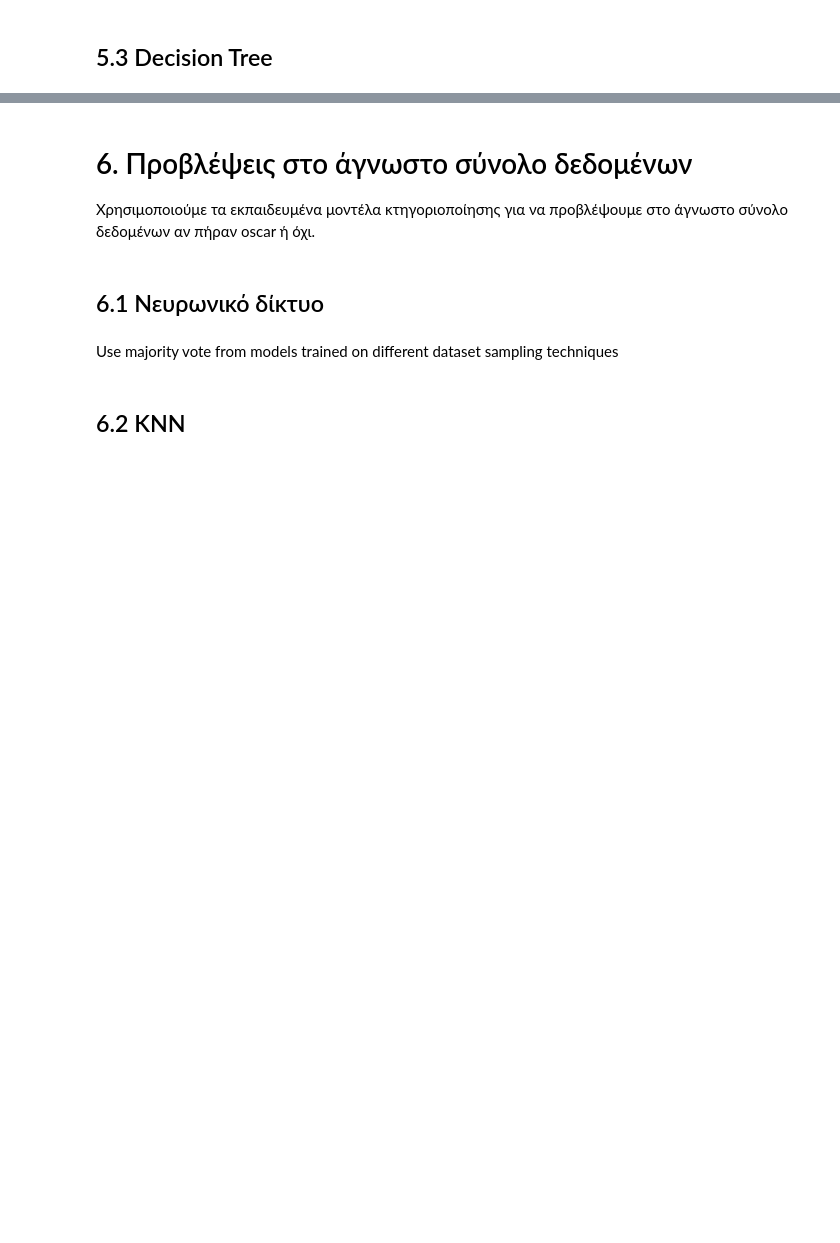
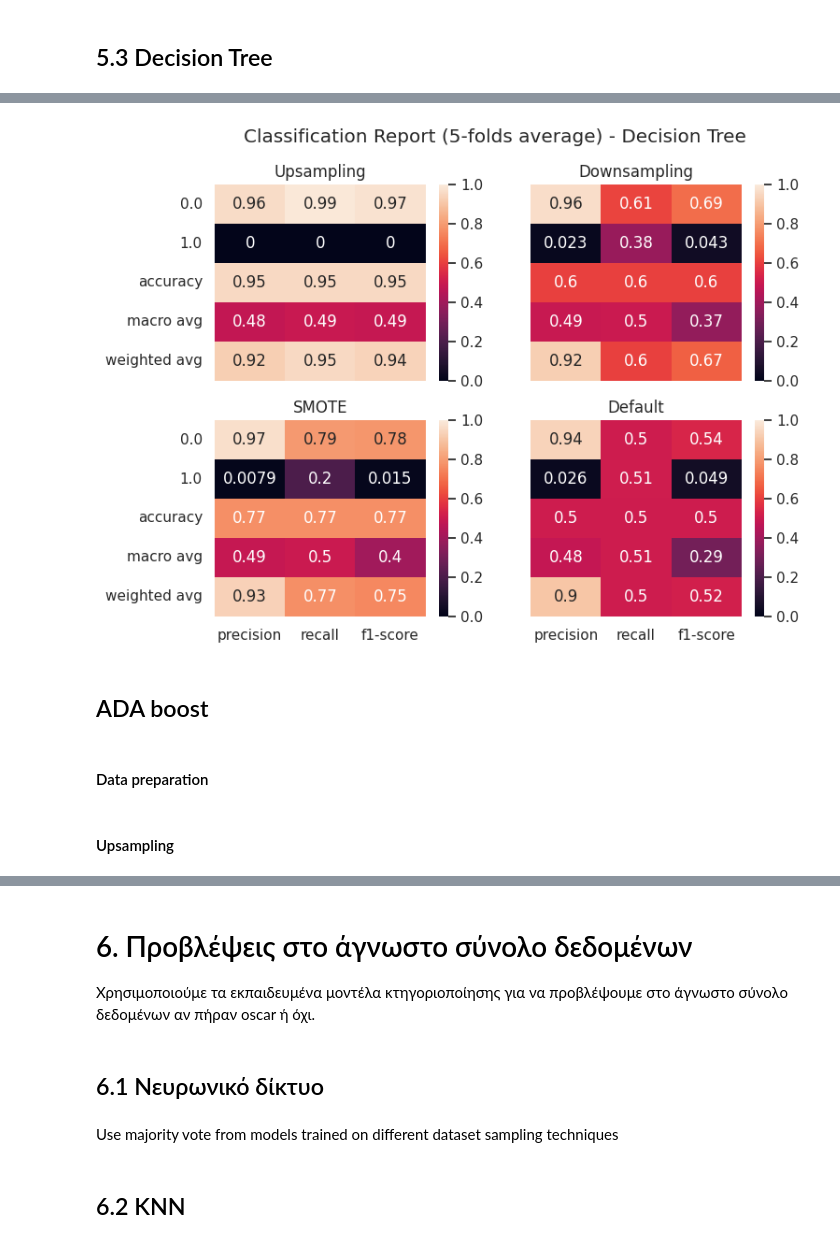
Before and after one commit to AAleksandros/HUA-DIT-Data-mining-project, a Jupyter notebook: project.ipynb, the cells around one changed output, grey strips where cells are left out. Cells and saved outputs as stored; diff of their text form; code cells hidden in the pictures; blank space fills up the shorter version.

```diff
--- a/project.ipynb
+++ b/project.ipynb
@@ -1676,0 +1958,12 @@ plot_classification_reports_averages((reports_ups_dt,
+# %%
+plot_classification_reports_averages((reports_ups_cnb,
+                                      reports_dwn_cnb,
+                                      reports_smote_cnb,
+                                      reports_default_cnb),
+                                      'Classification Report (5-folds average) - Decision Tree')
+# %% [output]
+[figure, added]
+# %% [markdown]
+## ADA boost
+# %% [markdown]
+#### Data preparation
@@ -1676,0 +1985,2 @@ plot_classification_reports_averages((reports_ups_dt,
+# %% [markdown]
+#### Upsampling
```
Also changed, not shown: parts of 143 cells of this notebook, 4 other files.
